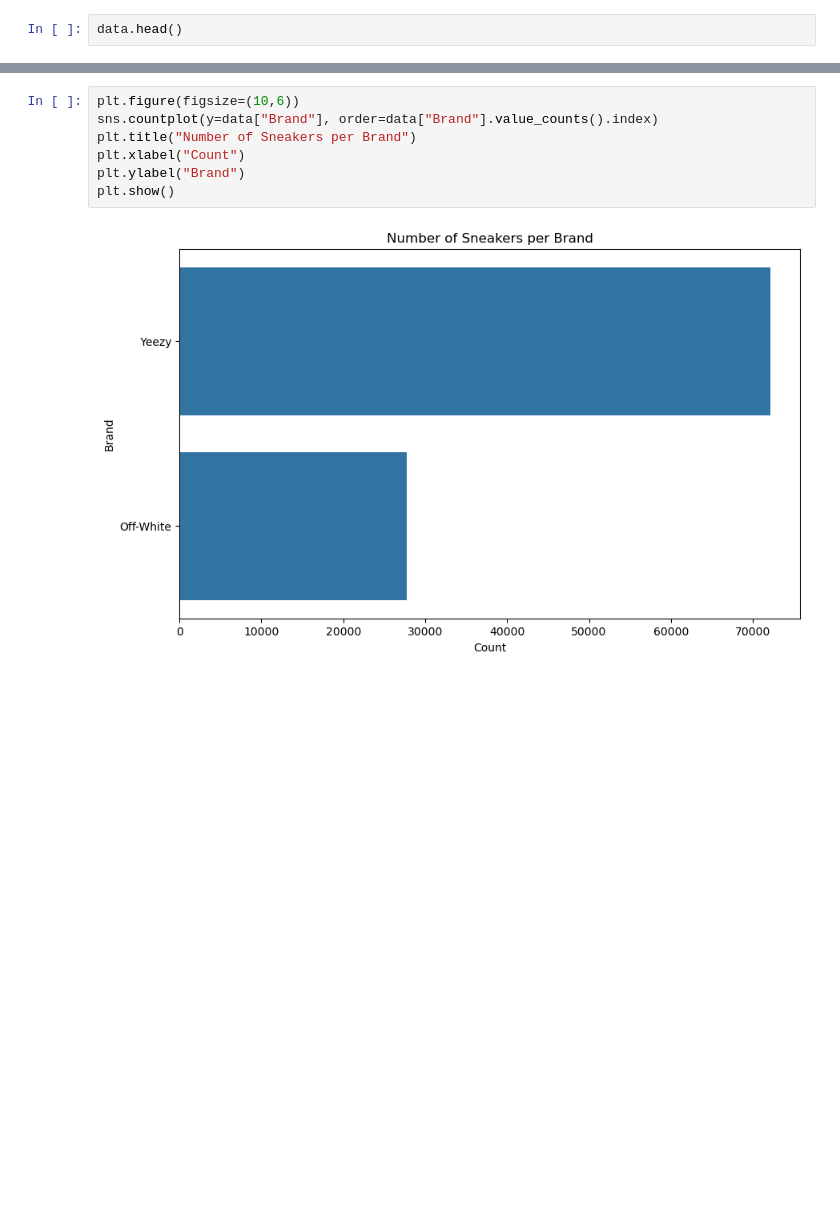
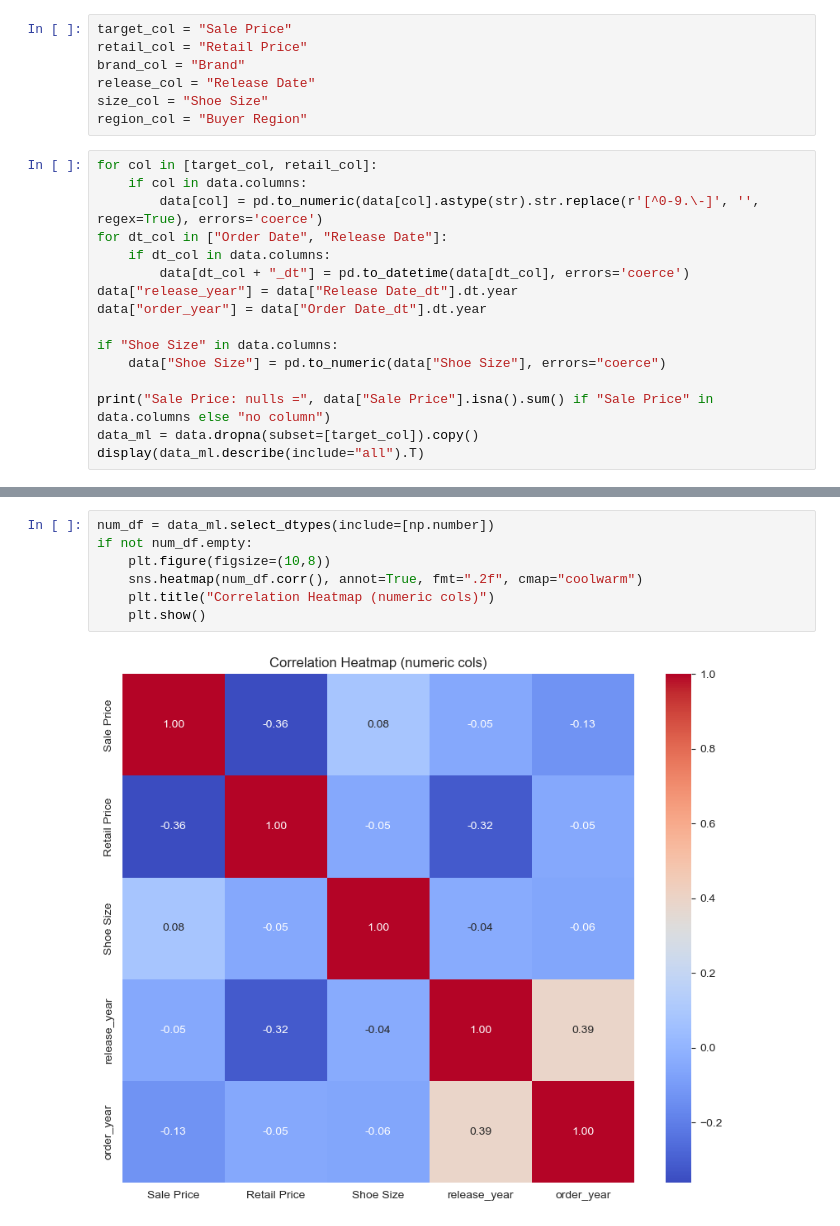
Before and after one commit to AksAad/Sneaker-price-prediction, a Jupyter notebook: notebooks/eda_visuals.ipynb, the cells around one changed output, grey strips where cells are left out. Saved outputs shown, nothing was run; the diff lists cells and outputs as text; blank space fills up the shorter version.

```diff
--- a/notebooks/eda_visuals.ipynb
+++ b/notebooks/eda_visuals.ipynb
@@ -7,3 +27,24 @@ data = pd.read_csv("../media/Clean_Shoe_Data.csv")
+# %%
+target_col = "Sale Price"
+retail_col = "Retail Price"
+brand_col = "Brand"
+release_col = "Release Date"
+size_col = "Shoe Size"
+region_col = "Buyer Region"
 # %%
-data.head()
+for col in [target_col, retail_col]:
+    if col in data.columns:
+        data[col] = pd.to_numeric(data[col].astype(str).str.replace(r'[^0-9.\-]', '', regex=True), errors='coerce')
+for dt_col in ["Order Date", "Release Date"]:
+    if dt_col in data.columns:
+        data[dt_col + "_dt"] = pd.to_datetime(data[dt_col], errors='coerce')
+data["release_year"] = data["Release Date_dt"].dt.year
+data["order_year"] = data["Order Date_dt"].dt.year
+
+if "Shoe Size" in data.columns:
+    data["Shoe Size"] = pd.to_numeric(data["Shoe Size"], errors="coerce")
+
+print("Sale Price: nulls =", data["Sale Price"].isna().sum() if "Sale Price" in data.columns else "no column")
+data_ml = data.dropna(subset=[target_col]).copy()
+display(data_ml.describe(include="all").T)
 # %% [output]
@@ -48,10 +112,10 @@ plt.show()
 # %%
-plt.figure(figsize=(10,6))
-sns.countplot(y=data["Brand"], order=data["Brand"].value_counts().index)
-plt.title("Number of Sneakers per Brand")
-plt.xlabel("Count")
-plt.ylabel("Brand")
-plt.show()
+num_df = data_ml.select_dtypes(include=[np.number])
+if not num_df.empty:
+    plt.figure(figsize=(10,8))
+    sns.heatmap(num_df.corr(), annot=True, fmt=".2f", cmap="coolwarm")
+    plt.title("Correlation Heatmap (numeric cols)")
+    plt.show()
 # %% [output]
-[figure, old version]
+[figure, new version]
 # %%
```
Also changed, not shown: parts of 9 cells of this notebook.
